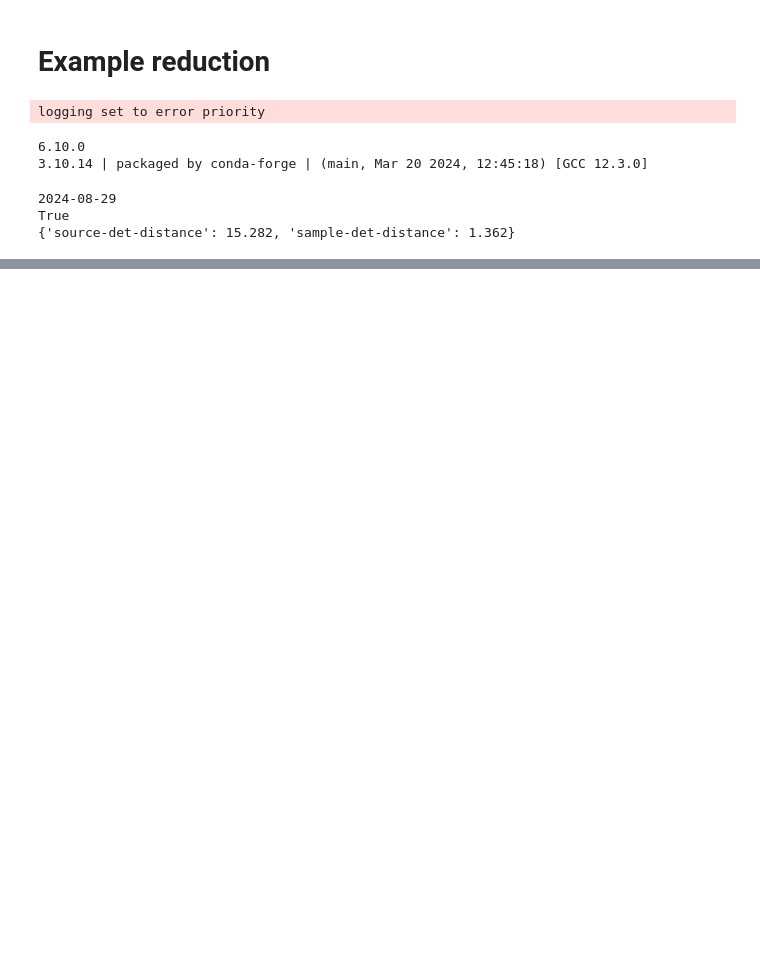
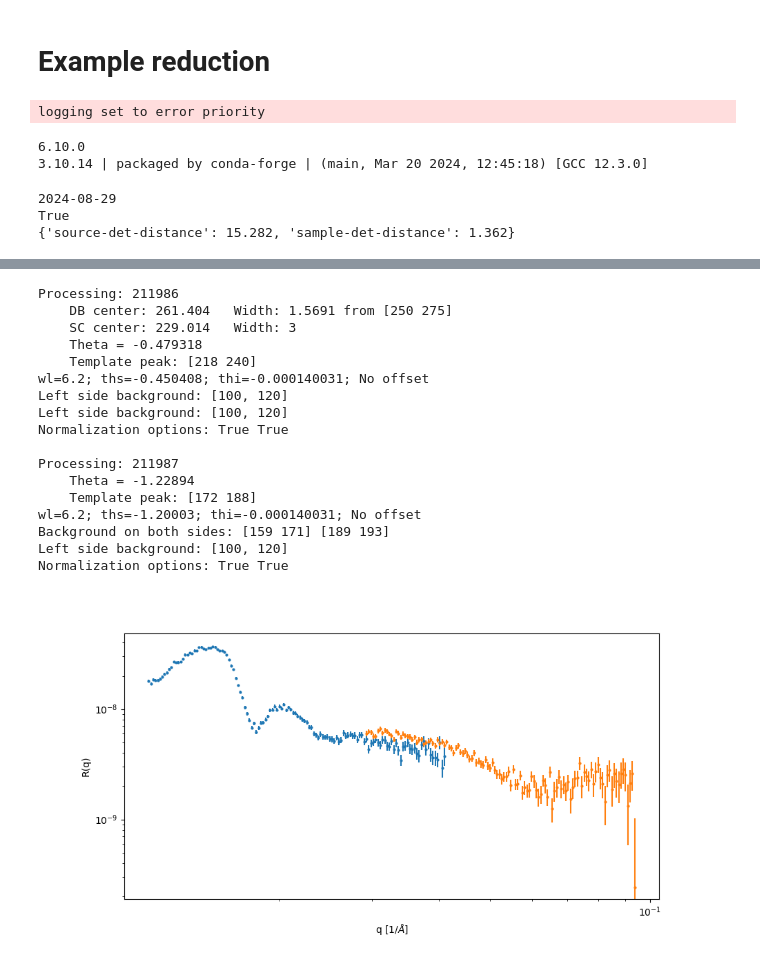
Before and after one commit to neutrons/LiquidsReflectometer, a Jupyter notebook: reduction/notebooks/workflow-fixed-tthd.ipynb, the cells around one changed output, grey strips where cells are left out. Drawn from its saved outputs; the diff is of its cells as text; code cells hidden in the pictures; blank space fills up the shorter version.

```diff
--- a/reduction/notebooks/workflow-fixed-tthd.ipynb
+++ b/reduction/notebooks/workflow-fixed-tthd.ipynb
@@ -110,3 +123,66 @@ ValueError: operands could not be broadcast together with shapes (12,34) (3,34)
+# %%
+importlib.reload(workflow)
+importlib.reload(output)
+importlib.reload(event_reduction)
+importlib.reload(peak_finding)
+importlib.reload(template)
+
+ipts = 33612
+ipts = 32814
+
+data_dir = os.path.expanduser('~/git/LiquidsReflectometer/reduction/data')
+template_path = os.path.join(data_dir, 'template.xml')
+template_path = '/SNS/REF_L/IPTS-%s/shared/autoreduce/template_down.xml' % ipts
+
+fig, ax = plt.subplots(figsize=(10,5))
+seq = 1
+
+run_number = 211906
+run_number = 211986
+
+for i in range(run_number, run_number+2):
+    ws = api.Load("REF_L_%s" % i)
+    workflow.reduce_fixed_two_theta(ws, template_path, output_dir=data_dir, average_overlap=False,
+                                   offset_from_first=True, fixed_offset=None)
+    #workflow.reduce(ws, template_path, output_dir=data_dir, pre_cut=1, post_cut=1, average_overlap=False)
+
+    reduced_path = os.path.join(data_dir, 'REFL_%s_%s_%s_partial.txt' % (run_number, seq, i))
+    if os.path.isfile(reduced_path):
+        _refl = np.loadtxt(reduced_path).T
+        plt.errorbar(_refl[0], _refl[1]*_refl[0]**4, yerr=_refl[2]*_refl[0]**4, markersize=4, marker='.', linestyle='', label='new reduction')
+
+    seq += 1
+
+if False:
+    reduced_path = '/SNS/REF_L/IPTS-%s/shared/autoreduce/REFL_%s_combined_data_auto.txt' % (ipts, run_number)
+    _refl = np.loadtxt(reduced_path).T
+    plt.errorbar(_refl[0], _refl[1]*_refl[0]**4, yerr=_refl[2]*_refl[0]**4, markersize=4, marker='.', linestyle='', label='auto-reduction')
+
+
+plt.xlabel('q [$1/\AA$]')
+plt.ylabel('R(q)')
+ax.set_yscale('log')
+ax.set_xscale('log')
+plt.show()
+# %% [output]
+Processing: 211986
+    DB center: 261.404   Width: 1.5691 from [250 275]
+    SC center: 229.014   Width: 3
+    Theta = -0.479318
+    Template peak: [218 240]
+wl=6.2; ths=-0.450408; thi=-0.000140031; No offset
+Left side background: [100, 120]
+Left side background: [100, 120]
+Normalization options: True True
+
+Processing: 211987
+    Theta = -1.22894
+    Template peak: [172 188]
+wl=6.2; ths=-1.20003; thi=-0.000140031; No offset
+Background on both sides: [159 171] [189 193]
+Left side background: [100, 120]
+Normalization options: True True
+[figure, added]
 # %%
 reduced_path = os.path.join(data_dir, 'reference_rq.txt')
 if os.path.isfile(reduced_path):
```
Also changed, not shown: parts of 4 cells of this notebook, 7 other files.
